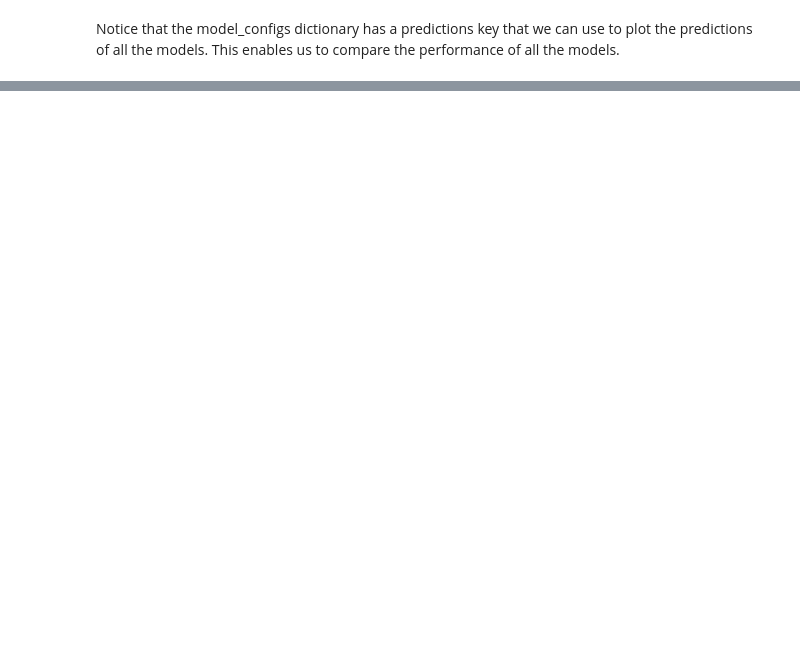
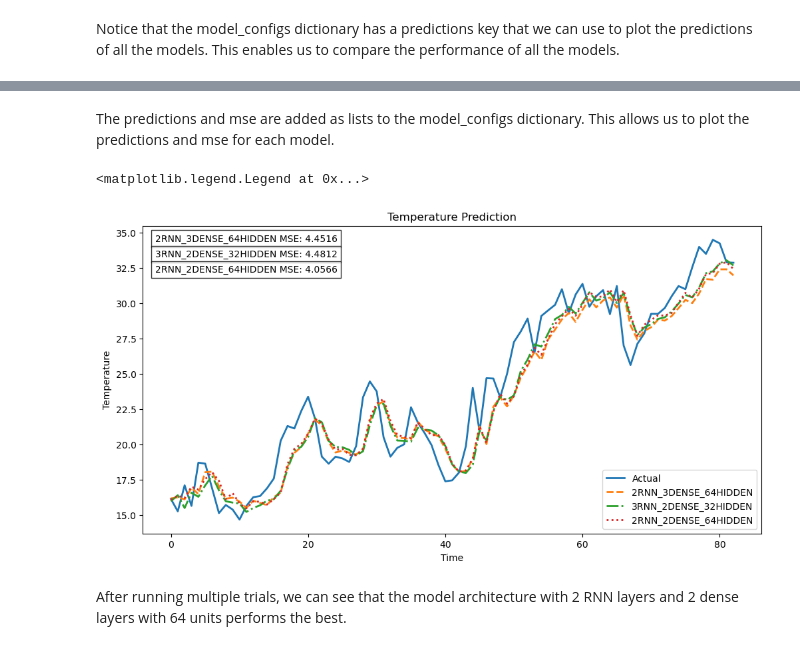
Before and after one commit to ayanan1020asu/BMI505_TA, a Jupyter notebook: TensorFlow/RNN.ipynb, the cells around one changed output, grey strips where cells are left out. Cells and saved outputs as stored; diff of their text form; code cells hidden in the pictures; blank space fills up the shorter version.

```diff
--- a/TensorFlow/RNN.ipynb
+++ b/TensorFlow/RNN.ipynb
@@ -676,0 +675,20 @@ plt.legend()
+# %%
+NUM_TRIALS = 10
+
+
+for model_name, config in MODEL_CONFIGS.items():
+    print(f"Training {model_name}...")
+    mse_list = []
+    predictions_list = []
+
+    for trial in range(NUM_TRIALS):
+
+        model = build_complex_rnn(hidden_size=config["HIDDEN_SIZE"], num_rnn_layers=config["NUM_RNN_LAYERS"], dense_layers=config["DENSE_LAYERS"])
+        train_model(model, X_train_windowed, Y_train_windowed, epochs=config["EPOCHS"], batch_size=config["BATCH_SIZE"], optimizer=config["OPTIMIZER"], loss=config["LOSS"])
+        mse, predictions = evaluate_model(model, X_test_windowed, testing_data_df.meantemp.values[WINDOW_SIZE:-1])
+        print(f"MSE: {mse:.6f}")
+        mse_list.append(mse)
+        predictions_list.append(predictions)
+
+    MODEL_CONFIGS[model_name]["predictions"] = predictions_list
+    MODEL_CONFIGS[model_name]["mse"] = mse_list
@@ -676,0 +713,35 @@ plt.legend()
+# %% [markdown]
+The predictions and mse are added as lists to the model_configs dictionary. This allows us to plot the predictions and mse for each model.
+# %%
+# Create the plot
+plt.figure(figsize=(12, 6))
+plt.plot(labels, label='Actual', linewidth=2)  # Keep actual line solid
+mse_text = []
+
+# Different dash patterns for each prediction line
+dash_styles = ['--', '-.', ':']  # Different dash patterns
+for (model_name, config), dash in zip(MODEL_CONFIGS.items(), dash_styles):
+    plt.plot(np.mean(config["predictions"], axis=0), # average all ten prediction sets
+             label=model_name,
+             linestyle=dash,
+             linewidth=2)  # Make lines slightly thicker for better visibility
+    mse = np.mean(config["mse"])
+    mse_text.append(f'{model_name} MSE: {mse:.4f}')
+
+plt.title('Temperature Prediction')
+plt.xlabel('Time')
+plt.ylabel('Temperature')
+
+# Add MSE text to the plot
+for i, text in enumerate(mse_text):
+    plt.text(0.02, 0.95 - i*0.05,
+             text,
+             transform=plt.gca().transAxes,
+             bbox=dict(facecolor='white', alpha=0.8))
+
+plt.legend()
+# %% [output]
+<matplotlib.legend.Legend at 0x...>
+[figure, added]
+# %% [markdown]
+After running multiple trials, we can see that the model architecture with 2 RNN layers and 2 dense layers with 64 units performs the best.
```
Also changed, not shown: parts of 13 cells of this notebook.
